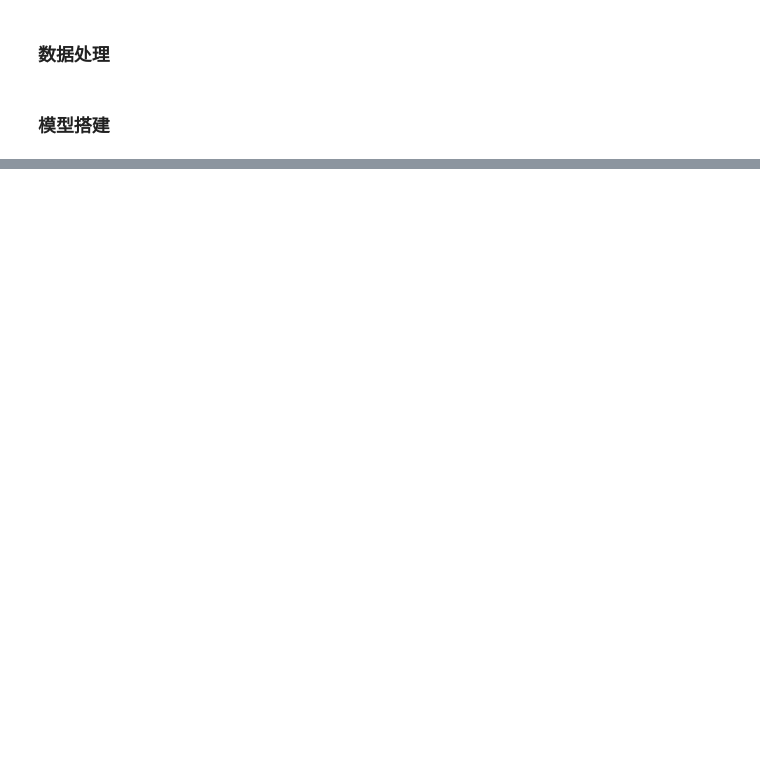
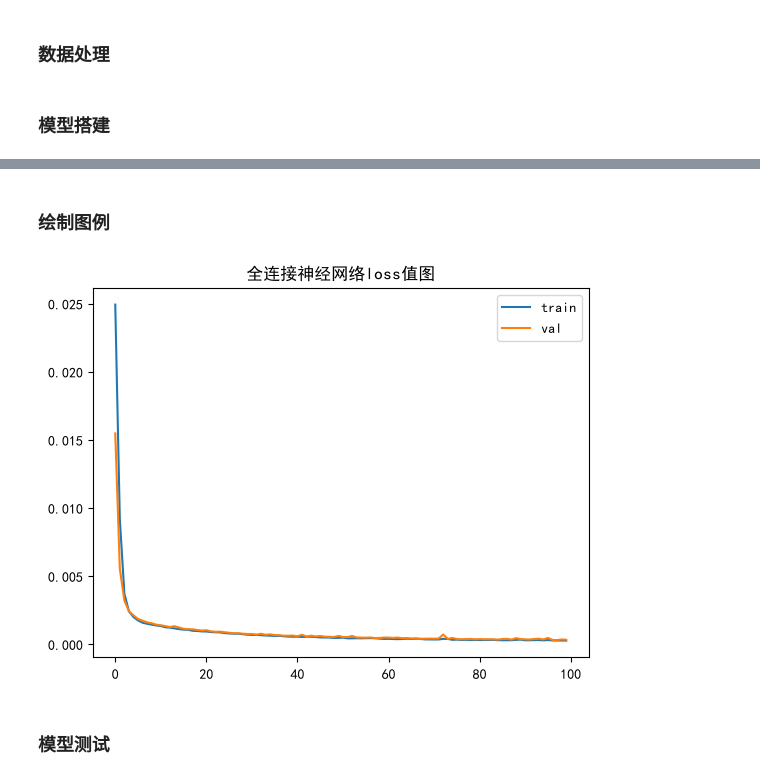
Before and after one commit to Reed0124/deep-learning-note, a Jupyter notebook: 03全连接神经网络/回归/perceptron.ipynb, the cells around one changed output, grey strips where cells are left out. Cells and saved outputs as stored; diff of their text form; code cells hidden in the pictures; blank space fills up the shorter version.

```diff
--- a/03全连接神经网络/回归/perceptron.ipynb
+++ b/03全连接神经网络/回归/perceptron.ipynb
@@ -70,4 +71,27 @@ model.compile(
     loss='mse',              # 损失函数：均方误差（回归任务的标配）
     metrics=['mae']          # 评估指标：平均绝对误差（人类更容易看懂的误差）
 )
+
+# 1. 设置早停机制（防止过拟合）
+# monitor='val_loss': 监控验证集的损失
+# patience=10: 如果验证集 loss 连续 10 轮没有下降，就停止训练
+# restore_best_weights=True: 训练结束后，恢复验证集 loss 最低的那一轮的模型权重
+early_stop = EarlyStopping(
+    monitor='val_loss',
+    patience=10,
+    restore_best_weights=True,
+    verbose=1
+)
+
+# 2. 开始训练模型
+history = model.fit(
+    X_train_scaled, Y_train_scaled,   # 训练集的特征和归一化后的标签
+    epochs=100,                       # 最大训练轮次（因为有早停，设大一点没关系）
+    batch_size=16,                    # 每次喂给模型 16 条数据
+    validation_split=0.2,             # 从训练集里自动切出 20% 作为验证集（不碰测试集！）
+    callbacks=[early_stop],           # 加入早停机制
+    verbose=2                         # 打印日志格式：每个 epoch 打印一行
+)
+
+model.save('model.keras')
 # %% [output]
@@ -87,0 +128,15 @@ WARNING:tensorflow:TensorFlow GPU support is not available on native Windows for
+# %% [markdown]
+### 绘制图例
+# %%
+
+# 绘制模型的训练和验证集的loss值对比图
+plt.plot(history.history['loss'], label='train')
+plt.plot(history.history['val_loss'], label='val')
+
+plt.title("全连接神经网络loss值图")
+plt.legend() # 显示图例（右上角的 train 和 val）
+plt.show()
+# %% [output]
+[figure, added]
+# %% [markdown]
+### 模型测试
```
Also changed, not shown: parts of 3 cells of this notebook, 1 other file.
